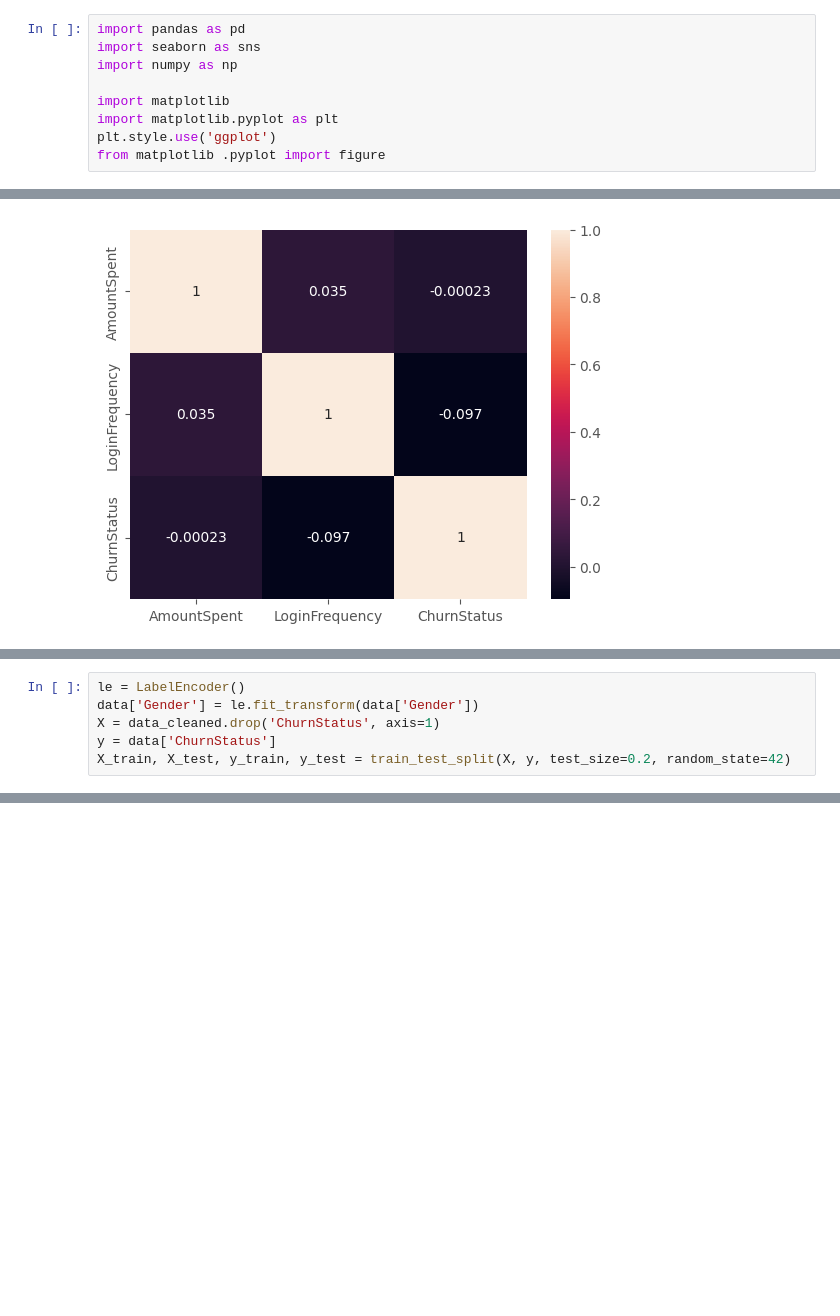
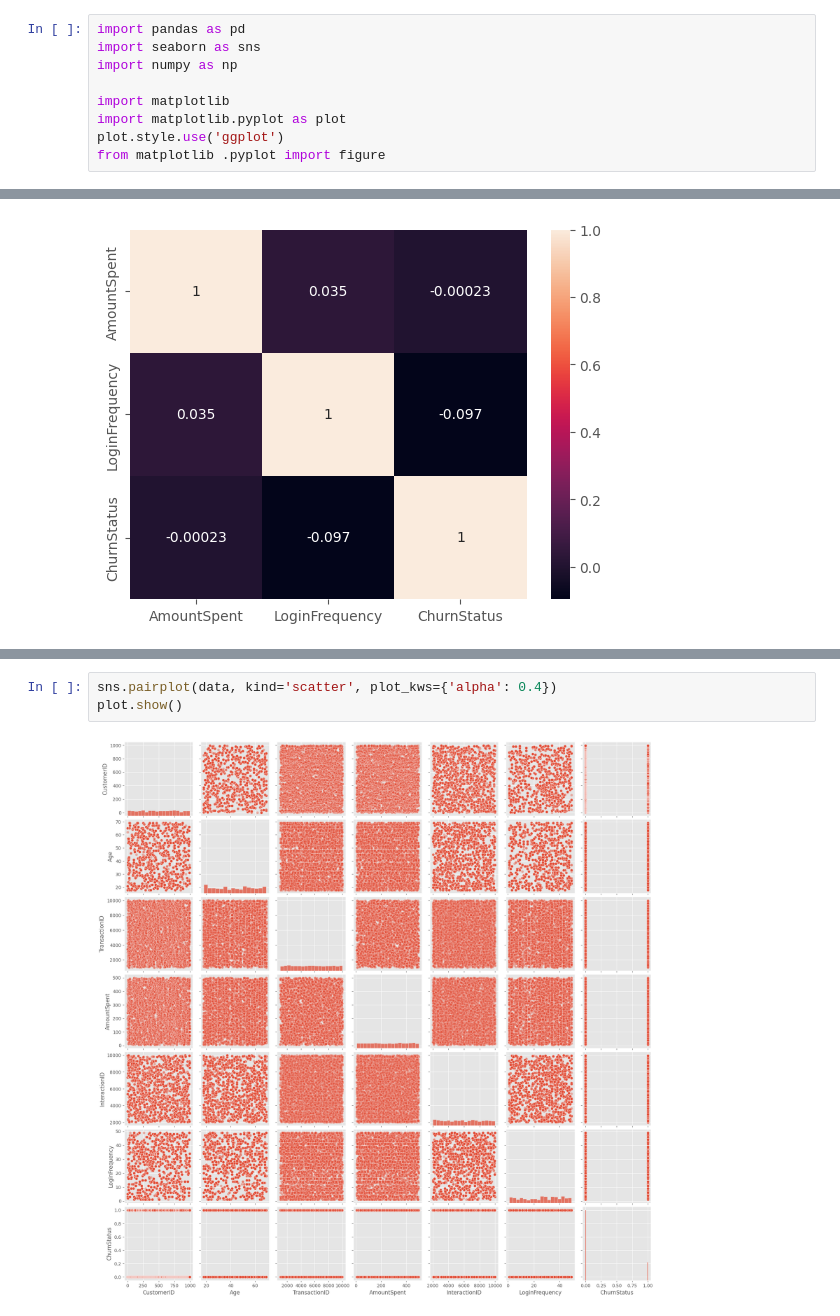
Before and after one commit to Babra455/Customer-Churn, a Jupyter notebook: Customer_Churn.ipynb, the cells around one changed output, grey strips where cells are left out. Drawn from its saved outputs; the diff is of its cells as text; blank space fills up the shorter version.

```diff
--- a/Customer_Churn.ipynb
+++ b/Customer_Churn.ipynb
@@ -6,8 +6,8 @@ import seaborn as sns
 import numpy as np
 
 import matplotlib
-import matplotlib.pyplot as plt
-plt.style.use('ggplot')
+import matplotlib.pyplot as plot
+plot.style.use('ggplot')
 from matplotlib .pyplot import figure
 # %%
 #Loading the data which has 5 different sheets
@@ -238,6 +222,0 @@ from sklearn.metrics import accuracy_score, precision_score, recall_score, f1_sc
-# %%
-le = LabelEncoder()
-data['Gender'] = le.fit_transform(data['Gender'])
-X = data_cleaned.drop('ChurnStatus', axis=1)
-y = data['ChurnStatus']
-X_train, X_test, y_train, y_test = train_test_split(X, y, test_size=0.2, random_state=42)
@@ -469,0 +233,5 @@ plt.show()
+# %%
+sns.pairplot(data, kind='scatter', plot_kws={'alpha': 0.4})
+plot.show()
+# %% [output]
+[figure, added]
```
Also changed, not shown: parts of 44 cells of this notebook.
